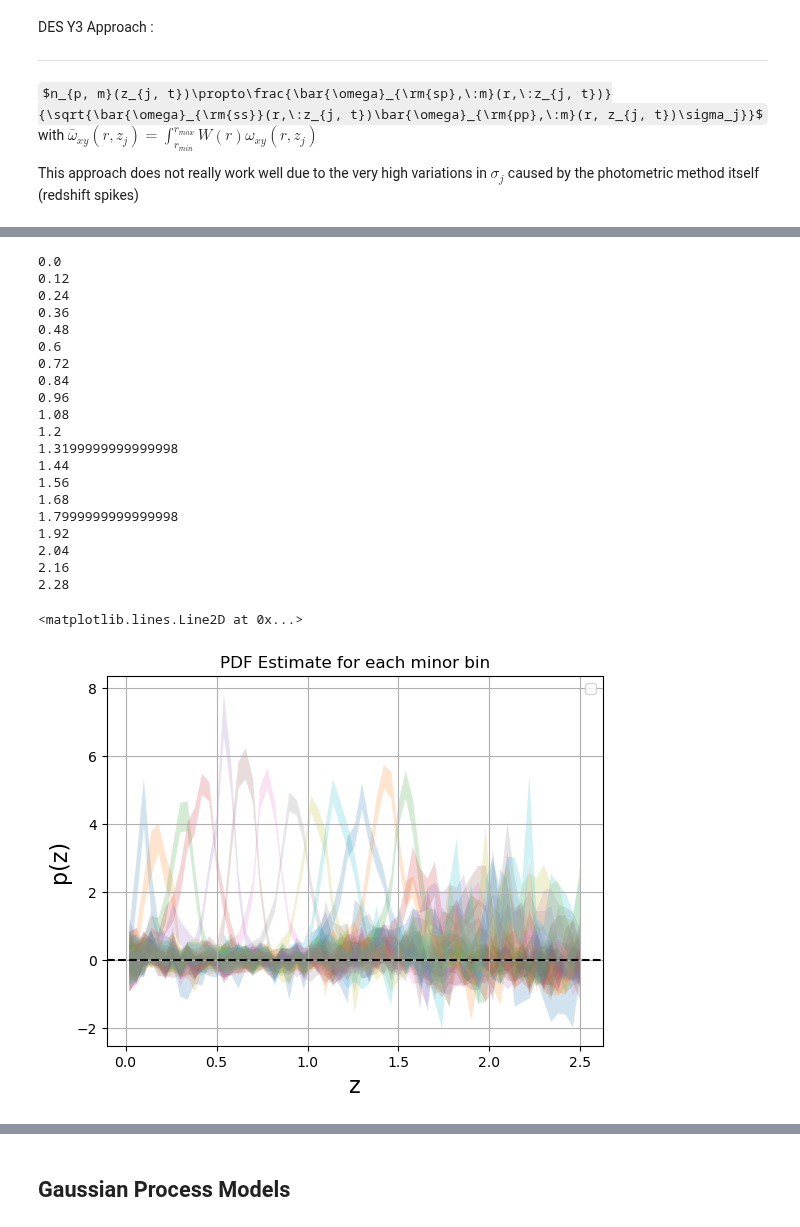
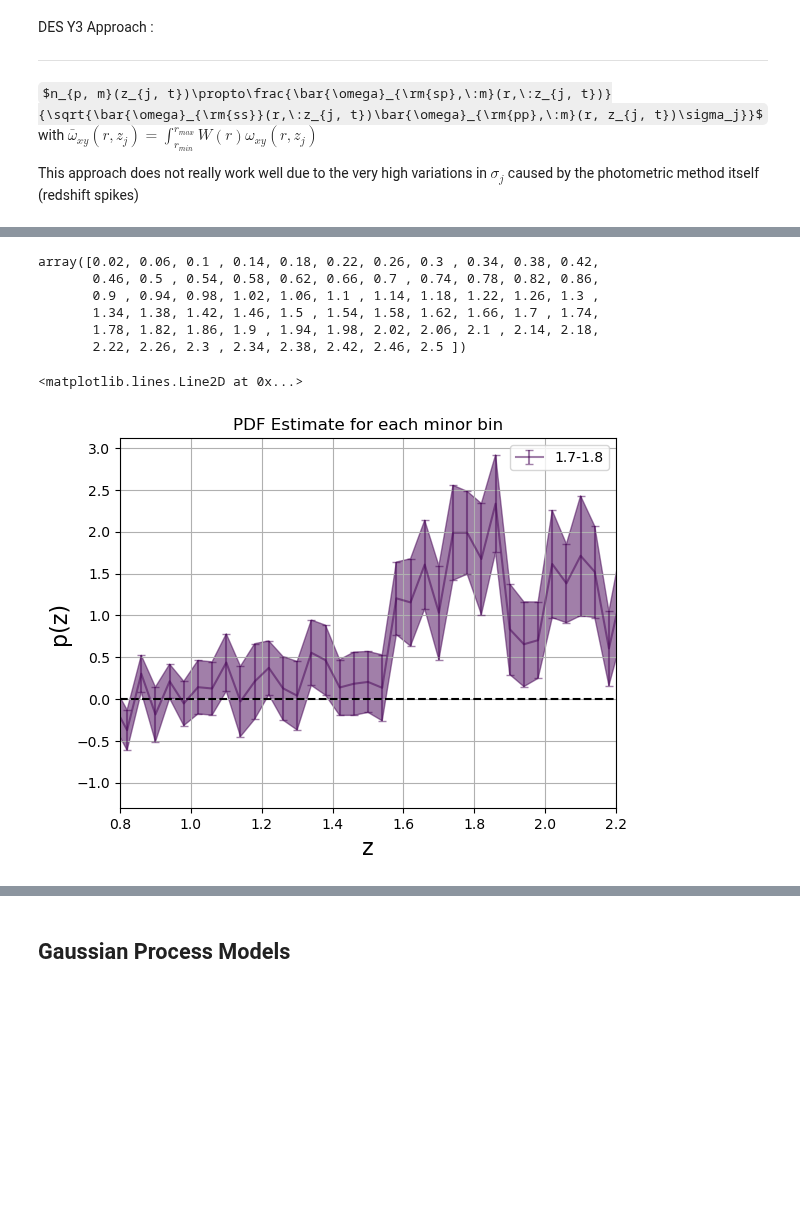
Before and after one commit to JeanCHDJdev/desi-y3-hsc, a Jupyter notebook: src/statistics/merged_results.ipynb, the cells around one changed output, grey strips where cells are left out. Saved outputs shown, nothing was run; the diff lists cells and outputs as text; code cells hidden in the pictures; some formulas as TeX source; blank space fills up the shorter version.

Commit message:
Added sgp, updates on plots for merged results

```diff
--- a/src/statistics/merged_results.ipynb
+++ b/src/statistics/merged_results.ipynb
@@ -78,9 +78,9 @@ tracer_trad = {
 }
 sigmaj_corr = 1 # temporary
 # %%
-stem = 'v10'
+stem = 'v12_correction'
 path_dictionary = {
-    'HSC' : ROOT / 'v11_correction' / f'autos_HSC', # with no wpp correction, is unused
+    'HSC' : ROOT / 'v12_correction' / f'autos_HSC', # with no wpp correction, is unused
     'DESI_NGC' : ROOT / stem / f'autos_NGC',
     'DESI_SGC' : ROOT / stem / f'autos_SGC',
     'DESIxHSC' : ROOT / stem / f'cross',
@@ -196,19 +190,19 @@ meas = inference.full_npz_tomo(
     path_dictionary=path_dictionary,
     scale_cuts=[1, 5],
     tracer='Merged',
-    tomo_bin=4,
+    tomo_bin=2,
     verbose=True,
+    rebin=1
 )
 zval = (zbins[1:] + zbins[:-1])/2  # we only want the middle values
-zval = zval[:-1]  # remove the last value, which is NaN
 
 dz = np.diff(zval)[0]
 y = meas[0] / np.sum(meas[0] * dz)
 y_err = meas[1] / np.sum(meas[0] * dz)
 
 y_mean, y_std = sgp.gpfit(zval, meas)
-plt.errorbar(zval, y, y_err, label='Merged estimators', alpha=0.4)
-plt.fill_between(zval, y_mean - y_std, y_mean + y_std, alpha=0.2, label='GP', color='red')
+plt.errorbar(zval, y, y_err, label='Merged estimators', alpha=0.6, capsize=3, color='blue', marker='x')
+plt.fill_between(zval, y_mean - y_std, y_mean + y_std, alpha=0.4, label='GP', color='red')
 plt.axhline(0, color='k', linestyle='--')
 plt.grid(True)
 plt.xlabel('z', fontsize=16)
@@ -228,10 +222,12 @@ GP kernel: 0.843**2 * Matern(length_scale=0.348, nu=1.5)
 # %%
+importlib.reload(inference)
 nz = []
 nz_err = []
-for i in range(1, 21):
+for i in range(1, 24):
     print(f'Processing tomo bin {i}')
     meas = inference.full_npz_tomo(
         path_dictionary=path_dictionary,
+        do_bias_correction=False,
         scale_cuts=[1, 5],
         tracer='Merged',
         tomo_bin=i,
@@ -263,45 +258,59 @@ FileNotFoundError: [Errno 2] No such file or directory: '/global/cfs/projectdirs
+# %%
+(zbins[1:] + zbins[:-1])/2
+# %% [output]
+array([0.02, 0.06, 0.1 , 0.14, 0.18, 0.22, 0.26, 0.3 , 0.34, 0.38, 0.42,
+       0.46, 0.5 , 0.54, 0.58, 0.62, 0.66, 0.7 , 0.74, 0.78, 0.82, 0.86,
+       0.9 , 0.94, 0.98, 1.02, 1.06, 1.1 , 1.14, 1.18, 1.22, 1.26, 1.3 ,
+       1.34, 1.38, 1.42, 1.46, 1.5 , 1.54, 1.58, 1.62, 1.66, 1.7 , 1.74,
+       1.78, 1.82, 1.86, 1.9 , 1.94, 1.98, 2.02, 2.06, 2.1 , 2.14, 2.18,
+       2.22, 2.26, 2.3 , 2.34, 2.38, 2.42, 2.46, 2.5 ])
 # %%
 stds = []
+viridis = plt.get_cmap('viridis')
+tomo_bin = [1.7, 1.8]
+zval = (zbins[1:] + zbins[:-1])/2
+dz = 0.1
+tomo_vals = np.arange(0, zval.max() + dz, dz)
+haserr = True
+plotted_indices = []
+
 for i in range(nz.shape[0]):
-    print(i*0.12)
+    if tomo_vals[i] > tomo_bin[1]-dz/2 or tomo_vals[i] < tomo_bin[0]-dz/2:
+        continue
+    plotted_indices.append(i)
+
+for num, i in enumerate(plotted_indices):
     integrated_nz = simpson(nz[i], zval)
     stds.append(np.std(nz[i]/integrated_nz))
+    if haserr:
+        plt.errorbar(
+            zval,
+            nz[i],
+            nz_err[i],
+            label=f'{tomo_vals[i]:.1f}-{tomo_vals[i+1]:.1f}',
+            alpha=0.5,
+            color=viridis(num/len(plotted_indices)),
+            capsize=3
+        )
+
     plt.fill_between(
         zval,
         (nz[i] - nz_err[i]),
         (nz[i] + nz_err[i]),
-        alpha=0.2,
+        alpha=0.5,
+        color=viridis(num/len(plotted_indices)),
         #label=f'{stds[i]:.2f}',
     )
+plt.xlim(0.8, 2.2)
 plt.grid()
 plt.xlabel('z', fontsize=16)
 plt.ylabel('p(z)', fontsize=16)
 plt.legend()
 plt.title('PDF Estimate for each minor bin')
 plt.axhline(0, color='k', linestyle='--')
 # %% [output]
-0.0
-0.12
-0.24
-0.36
-0.48
-0.6
-0.72
-0.84
-0.96
-1.08
-1.2
-1.3199999999999998
-1.44
-1.56
-1.68
-1.7999999999999998
-1.92
-2.04
-2.16
-2.28
+<matplotlib.lines.Line2D at 0x...>
-<matplotlib.lines.Line2D at 0x...>
-[figure, old version]
+[figure, new version]
 # %%
 import numpy as np
 import matplotlib.pyplot as plt
```
Also changed, not shown: parts of 15 cells of this notebook, 3 other files.
